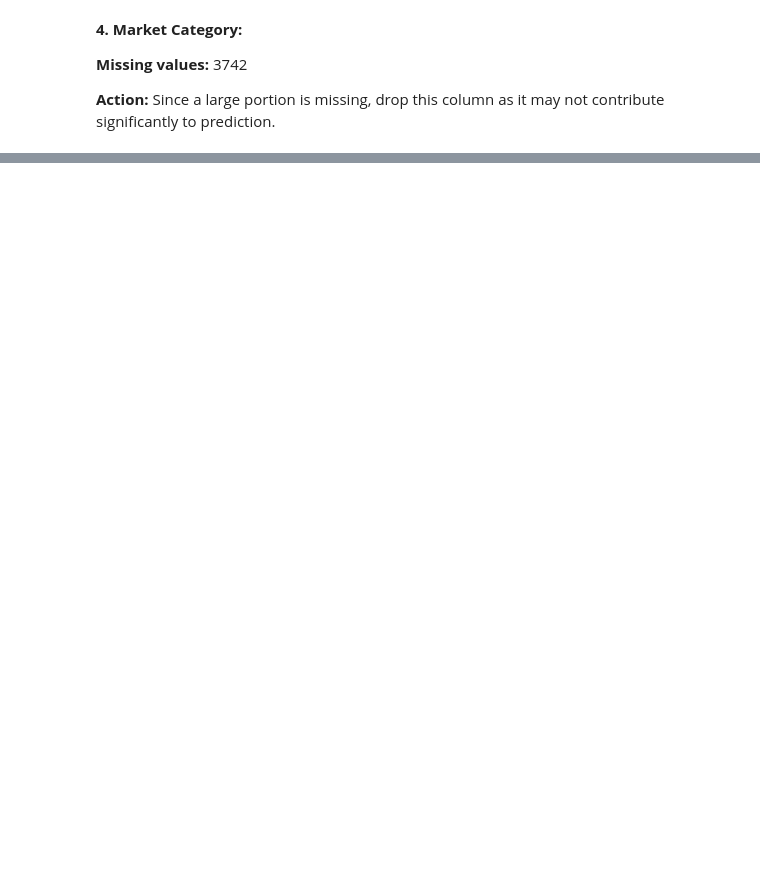
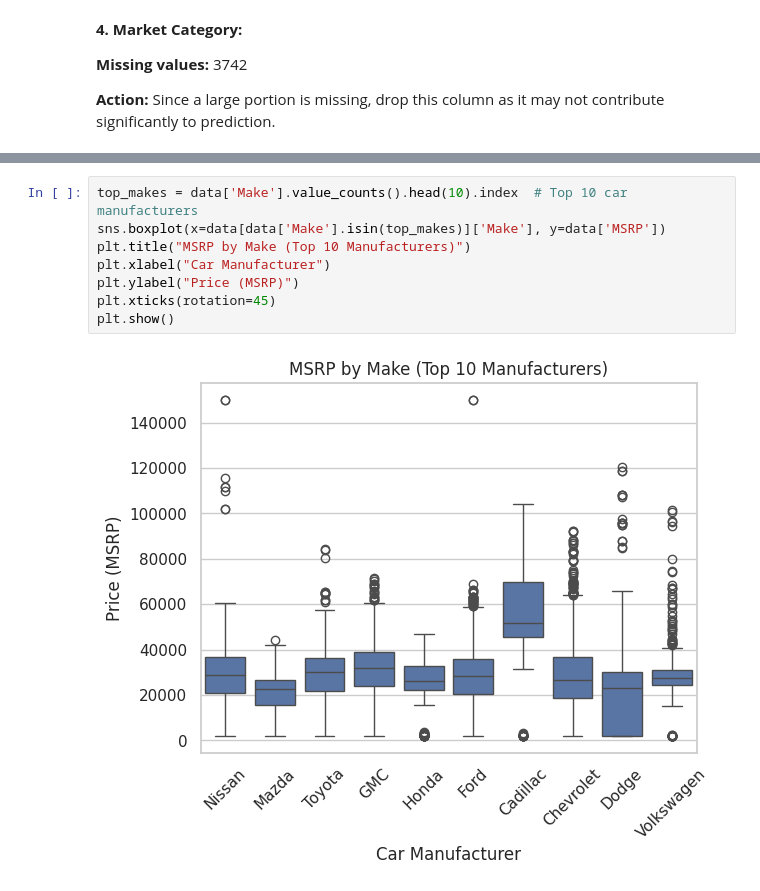
Before and after one commit to Mahmudhassan18/TDS-CARS-MSRP, a Jupyter notebook: TDS-CARS-MSRP.IPYNB, the cells around one changed output, grey strips where cells are left out. Cells and saved outputs as stored; diff of their text form; blank space fills up the shorter version.

```diff
--- a/TDS-CARS-MSRP.IPYNB
+++ b/TDS-CARS-MSRP.IPYNB
@@ -157,0 +161,10 @@ To understand the distribution of car prices in the dataset. This helps identify
+# %%
+top_makes = data['Make'].value_counts().head(10).index  # Top 10 car manufacturers
+sns.boxplot(x=data[data['Make'].isin(top_makes)]['Make'], y=data['MSRP'])
+plt.title("MSRP by Make (Top 10 Manufacturers)")
+plt.xlabel("Car Manufacturer")
+plt.ylabel("Price (MSRP)")
+plt.xticks(rotation=45)
+plt.show()
+# %% [output]
+[figure, added]
```
Also changed, not shown: parts of 16 cells of this notebook.
